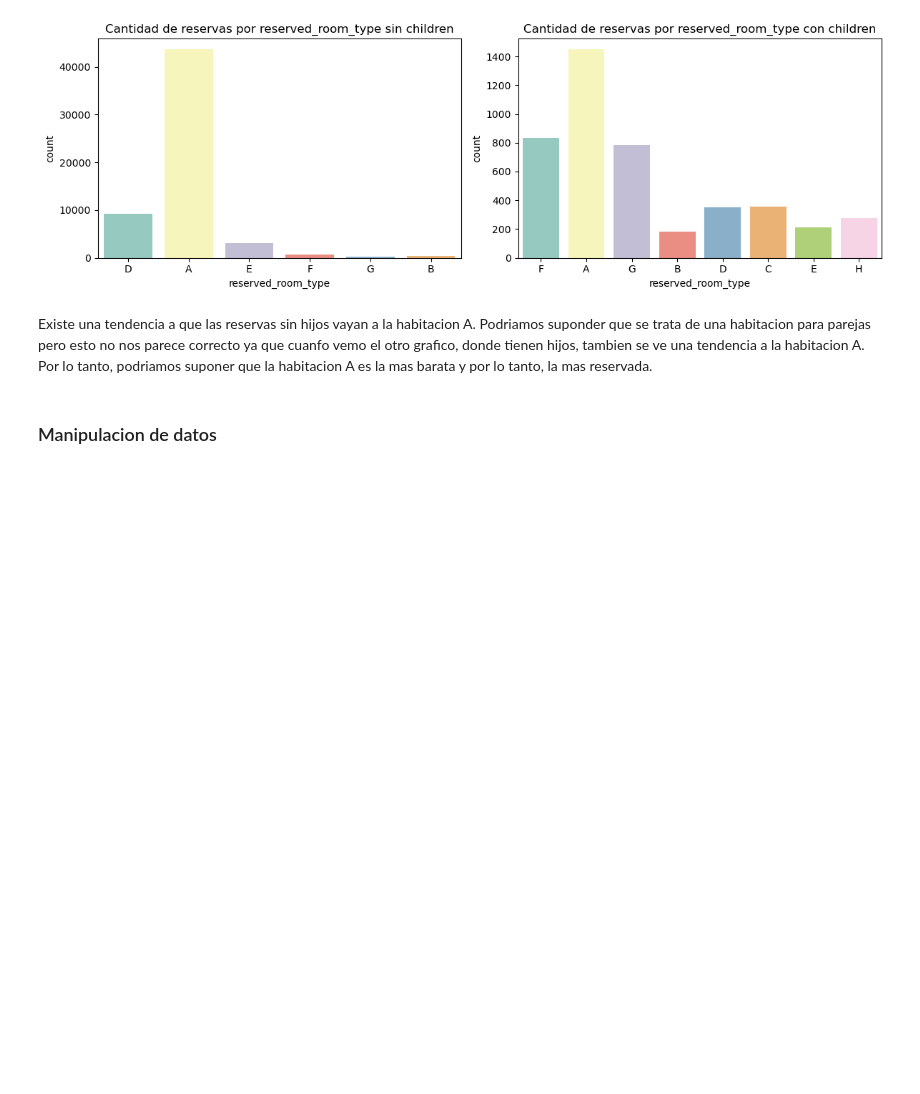
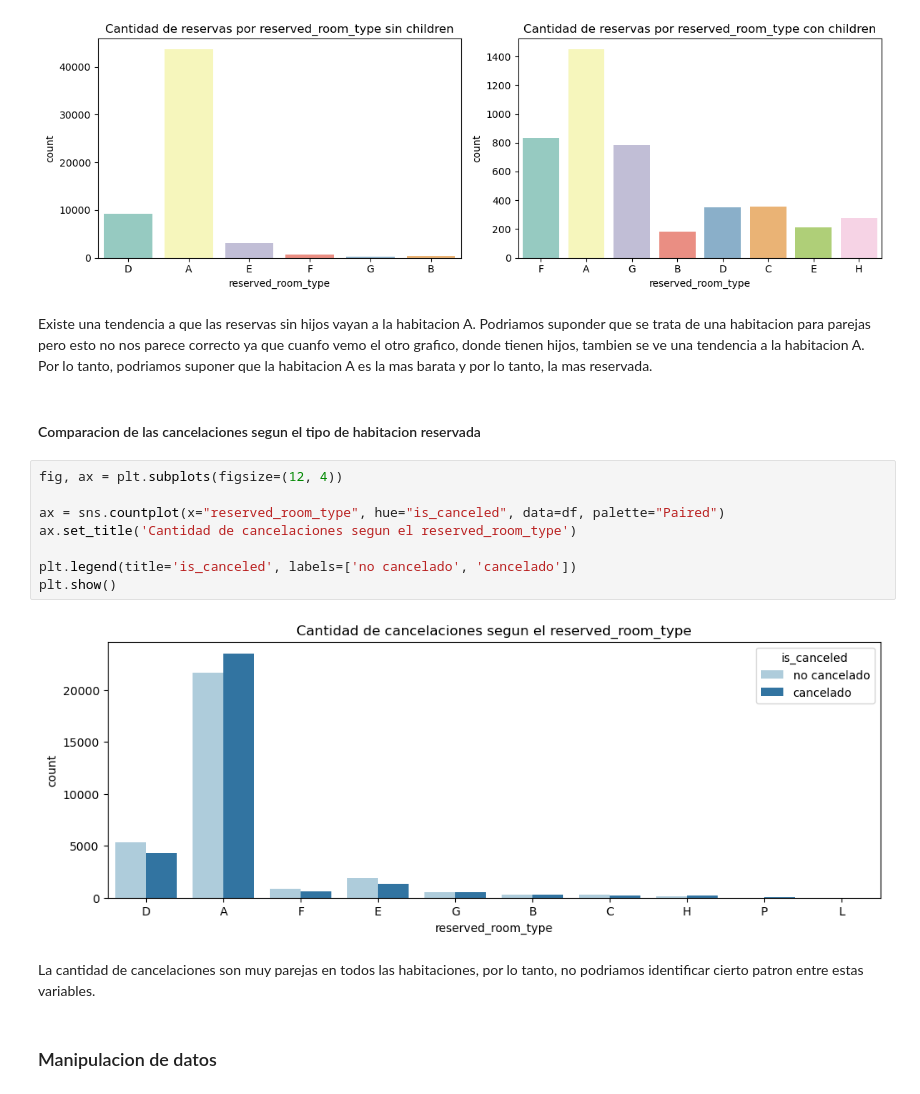
Before and after one commit to JuampiCarosi/7506R-2C2023-GRUPO23, a Jupyter notebook: 7506R_TP1_GRUPO23_CHP1_ENTREGA.ipynb, the cells around one changed output. Drawn from its saved outputs; the diff is of its cells as text; blank space fills up the shorter version.

```diff
--- a/7506R_TP1_GRUPO23_CHP1_ENTREGA.ipynb
+++ b/7506R_TP1_GRUPO23_CHP1_ENTREGA.ipynb
@@ -1294,6 +1297,20 @@ plt.show()
 [figure]
 # %% [markdown]
 Existe una tendencia a que las reservas sin hijos vayan a la habitacion A. Podriamos suponder que se trata de una habitacion para parejas pero esto no nos parece correcto ya que cuanfo vemo el otro grafico, donde tienen hijos, tambien se ve una tendencia a la habitacion A. Por lo tanto, podriamos suponer que la habitacion A es la mas barata y por lo tanto, la mas reservada.
+# %% [markdown]
+#### Comparacion de las cancelaciones segun el tipo de habitacion reservada
+# %%
+fig, ax = plt.subplots(figsize=(12, 4))
+
+ax = sns.countplot(x="reserved_room_type", hue="is_canceled", data=df, palette="Paired")
+ax.set_title('Cantidad de cancelaciones segun el reserved_room_type')
+
+plt.legend(title='is_canceled', labels=['no cancelado', 'cancelado'])
+plt.show()
+# %% [output]
+[figure, added]
+# %% [markdown]
+La cantidad de cancelaciones son muy parejas en todos las habitaciones, por lo tanto, no podriamos identificar cierto patron entre estas variables.
 # %% [markdown]
 ### Manipulacion de datos
 # %% [markdown]
```
Also changed, not shown: parts of 14 cells of this notebook.
